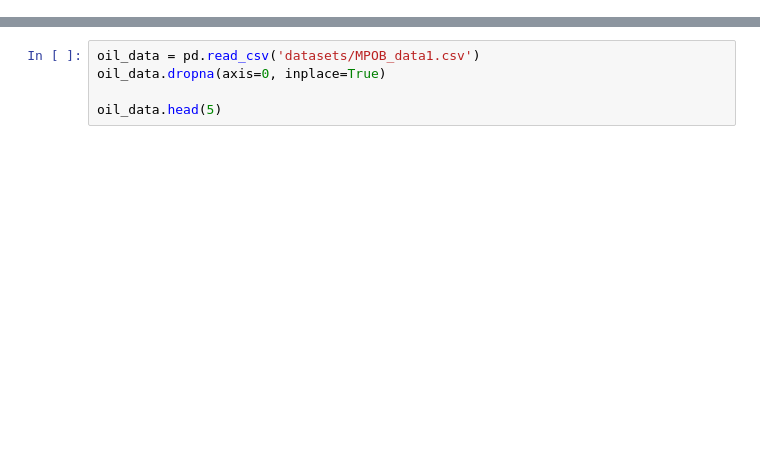
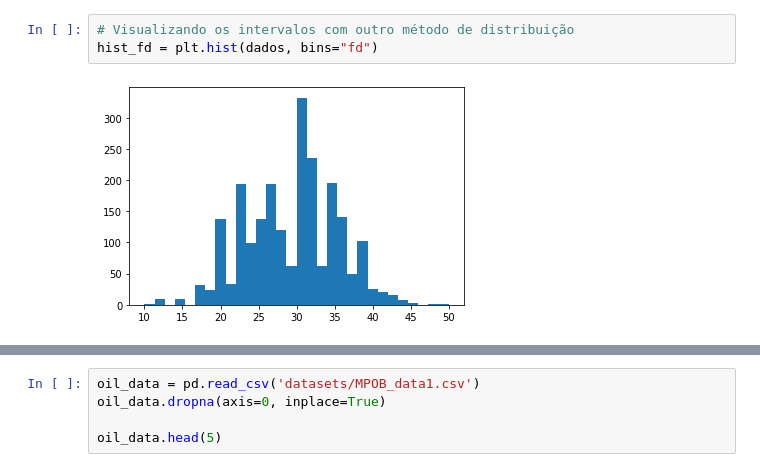
Before and after one commit to janderfg/Examples, a Jupyter notebook: Histograms_and_Cumulative.ipynb, the cells around one changed output, grey strips where cells are left out. Drawn from its saved outputs; the diff is of its cells as text; blank space fills up the shorter version.

```diff
--- a/Histograms_and_Cumulative.ipynb
+++ b/Histograms_and_Cumulative.ipynb
@@ -3,0 +20,5 @@ import pandas as pd
+# %%
+# Visualizando os intervalos com outro método de distribuição
+hist_fd = plt.hist(dados, bins="fd")
+# %% [output]
+[figure, added]
```
Also changed, not shown: parts of 15 cells of this notebook.
